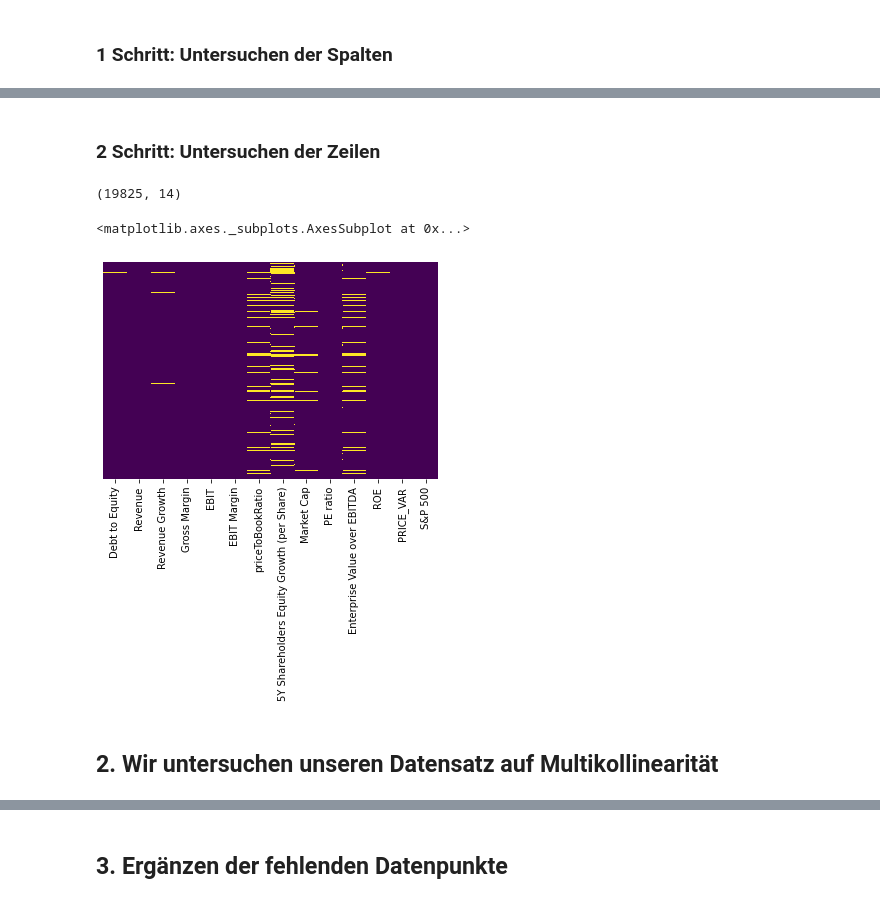
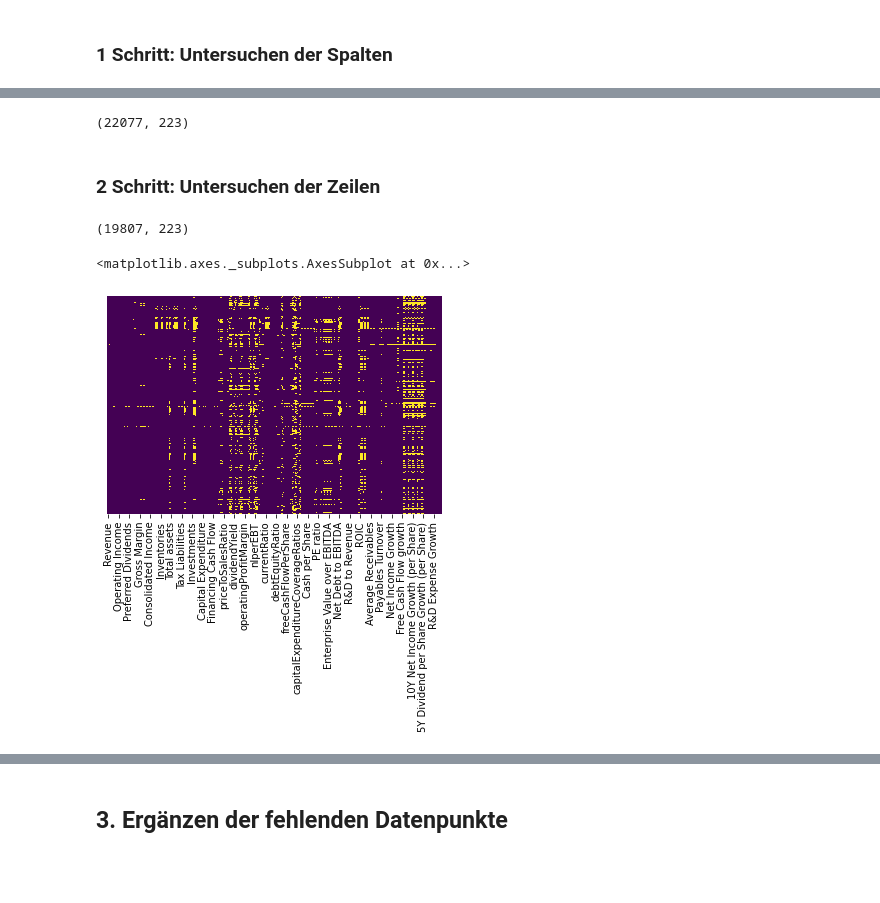
Before and after one commit to lonyty/MachineLearning, a Jupyter notebook: Data Cleaning.ipynb, the cells around one changed output, grey strips where cells are left out. Saved outputs shown, nothing was run; the diff lists cells and outputs as text; code cells hidden in the pictures; blank space fills up the shorter version.

Commit message:
3. Version
Alle Features. Folgende Schritte fehlen:
-Outliers müssen noch entfernt werden, ging bei mir nicht
-Buy/Hold/Sell Spalte fehlt

```diff
--- a/Data Cleaning.ipynb
+++ b/Data Cleaning.ipynb
@@ -18,11 +18,11 @@ df2017 = df2017.rename({'2018 PRICE VAR [%]':'PRICE_VAR'},axis =1)
 df2018 = df2018.rename({'2019 PRICE VAR [%]':'PRICE_VAR'},axis =1)
 # %%
 # Adding the Benchmark for each year
-df2014['S&P 500'] = -0.0073
-df2015['S&P 500'] = 0.0954
-df2016['S&P 500'] = 0.1942
-df2017['S&P 500'] = -0.0624
-df2018['S&P 500'] = 0.2888
+df2014['S&P 500'] = -0.0073 * 100
+df2015['S&P 500'] = 0.0954 * 100
+df2016['S&P 500'] = 0.1942 * 100
+df2017['S&P 500'] = -0.0624 * 100
+df2018['S&P 500'] = 0.2888 * 100
 # %%
 print(df2014.shape)
 print(df2015.shape)
@@ -210,7 +118,7 @@ sns.heatmap(dfn.isnull(), yticklabels=False, cbar=False,cmap='viridis')
 # %%
 # Unser Threshhold wieviele Werte unsere Features mindestens mitbringen sollten.
-# Wir wollen mindestens 70% der Datenpunkte für unsere Features.
+# Wir wollen mindestens 50% der Datenpunkte für unsere Features.
 
-Threshhold = 22077*(1-0.7)
-print('Unsere Untergrenze liegt bei', round(Threshhold, 0), 'fehlenden Datenpunkten')
+Threshhold = 22077*(0.5)
+print('Unsere Untergrenze liegt bei', round(Threshhold, 0), 'Datenpunkten')
 # %% [output]
@@ -240,0 +126,2 @@ dfn = dfn.drop(['priceEarningsToGrowthRatio'], axis=1)
+# %%
+df = df.dropna(thresh=Threshhold, axis=1)
@@ -241,17 +133,19 @@ dfn = dfn.drop(['priceEarningsToGrowthRatio'], axis=1)
+# %%
+df.shape
+# %% [output]
+(22077, 223)
 # %% [markdown]
 ### 2 Schritt: Untersuchen der Zeilen
 # %%
 # Ebenfalls sehen wir das es Zeilen gibt in denen sehr viele Features fehlen
 # Wir wollen für unsere Zeilen mindestens 50% der Features haben, um eine Schätzung durchzuführen
 # Also mindestens 6 von 12 Features
-dfn = dfn.dropna(thresh=6+2)
-dfn.shape
+df = df.dropna(thresh=220*0.5-2)
+df.shape
 # %% [output]
-(19825, 14)
+(19807, 223)
 # %%
-sns.heatmap(dfn.isnull(), yticklabels=False, cbar=False,cmap='viridis')
+sns.heatmap(df.isnull(), yticklabels=False, cbar=False,cmap='viridis')
 # %% [output]
 <matplotlib.axes._subplots.AxesSubplot at 0x...>
-[figure, old version]
+[figure, new version]
-# %% [markdown]
-## 2. Wir untersuchen unseren Datensatz auf Multikollinearität
```
Also changed, not shown: parts of 41 cells of this notebook.
